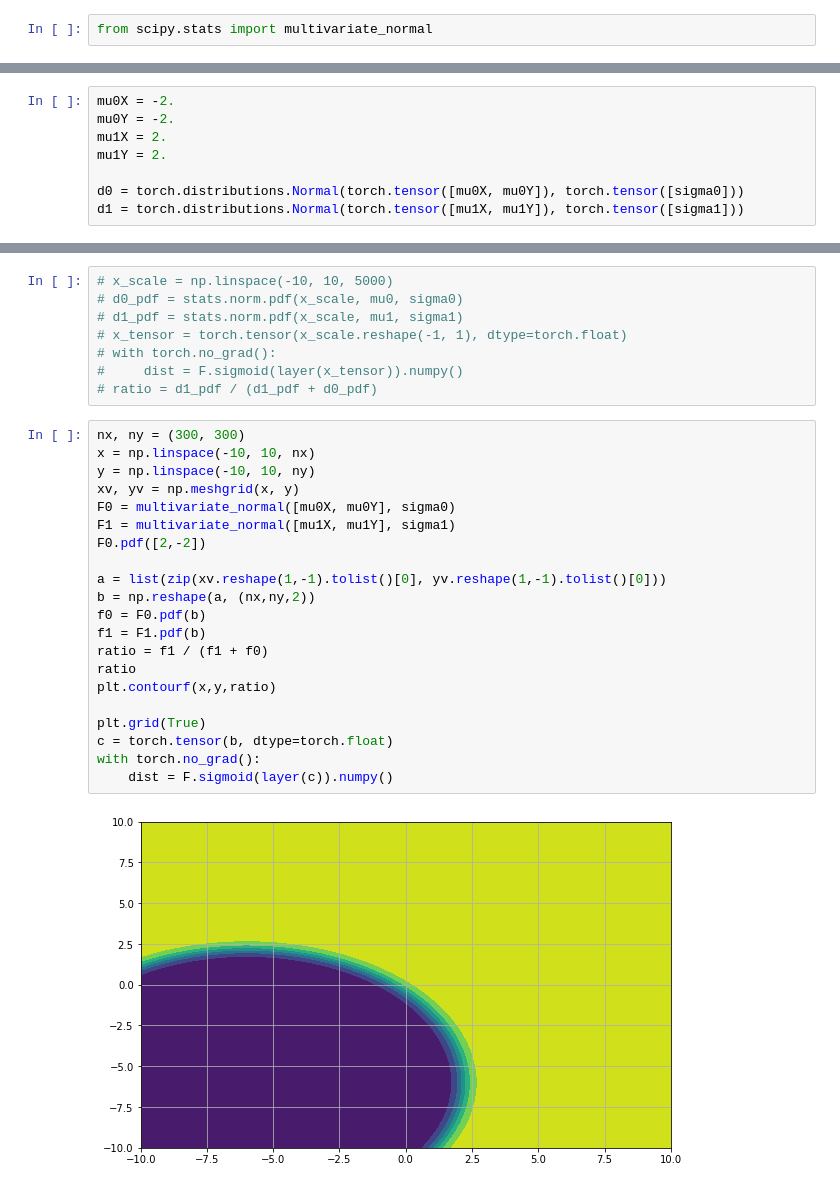
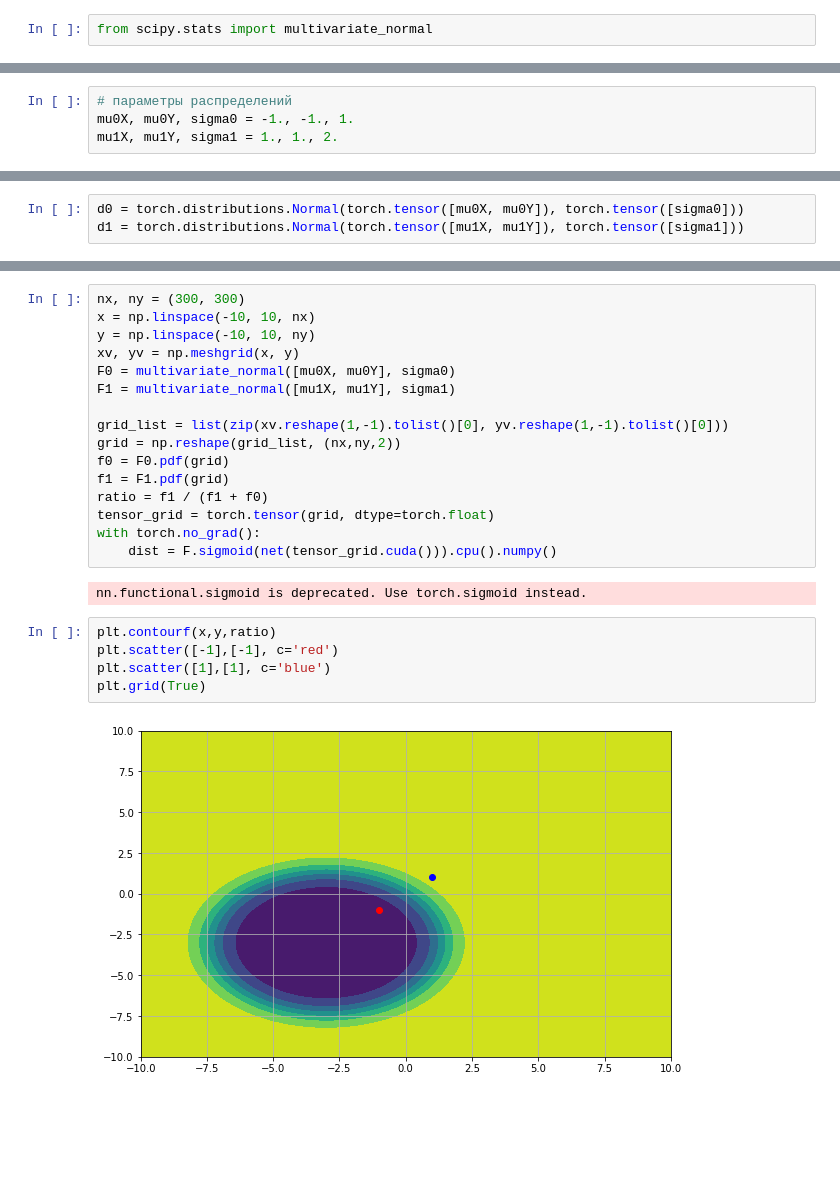
Before and after one commit to alexander-prutko/otus-ds-homework, a Jupyter notebook: homework-2/log_reg.ipynb, the cells around one changed output, grey strips where cells are left out. Cells and saved outputs as stored; diff of their text form; blank space fills up the shorter version.

```diff
--- a/homework-2/log_reg.ipynb
+++ b/homework-2/log_reg.ipynb
@@ -24,2 +25,6 @@ mu1, sigma1 = 3., 2.
+# %%
+# параметры распределений
+mu0X, mu0Y, sigma0 = -1., -1., 1.
+mu1X, mu1Y, sigma1 = 1., 1., 2.
 # %%
 def sample(d0, d1, n=32):
@@ -31,10 +34,5 @@ def sample(d0, d1, n=32):
     y1 = torch.ones((n, 1))
     return torch.cat([x0, x1], 0), torch.cat([y0, y1], 0)
 # %%
-mu0X = -2.
-mu0Y = -2.
-mu1X = 2.
-mu1Y = 2.
-
 d0 = torch.distributions.Normal(torch.tensor([mu0X, mu0Y]), torch.tensor([sigma0]))
 d1 = torch.distributions.Normal(torch.tensor([mu1X, mu1Y]), torch.tensor([sigma1]))
@@ -87,11 +92,3 @@ for i in range(50000):
-# %%
-# x_scale = np.linspace(-10, 10, 5000)
-# d0_pdf = stats.norm.pdf(x_scale, mu0, sigma0)
-# d1_pdf = stats.norm.pdf(x_scale, mu1, sigma1)
-# x_tensor = torch.tensor(x_scale.reshape(-1, 1), dtype=torch.float)
-# with torch.no_grad():
-#     dist = F.sigmoid(layer(x_tensor)).numpy()
-# ratio = d1_pdf / (d1_pdf + d0_pdf)
 # %%
 nx, ny = (300, 300)
 x = np.linspace(-10, 10, nx)
@@ -99,22 +96,24 @@ y = np.linspace(-10, 10, ny)
 xv, yv = np.meshgrid(x, y)
 F0 = multivariate_normal([mu0X, mu0Y], sigma0)
 F1 = multivariate_normal([mu1X, mu1Y], sigma1)
-F0.pdf([2,-2])
 
-a = list(zip(xv.reshape(1,-1).tolist()[0], yv.reshape(1,-1).tolist()[0]))
-b = np.reshape(a, (nx,ny,2))
-f0 = F0.pdf(b)
-f1 = F1.pdf(b)
+grid_list = list(zip(xv.reshape(1,-1).tolist()[0], yv.reshape(1,-1).tolist()[0]))
+grid = np.reshape(grid_list, (nx,ny,2))
+f0 = F0.pdf(grid)
+f1 = F1.pdf(grid)
 ratio = f1 / (f1 + f0)
-ratio
-plt.contourf(x,y,ratio)
-
-plt.grid(True)
-c = torch.tensor(b, dtype=torch.float)
+tensor_grid = torch.tensor(grid, dtype=torch.float)
 with torch.no_grad():
-    dist = F.sigmoid(layer(c)).numpy()
+    dist = F.sigmoid(net(tensor_grid.cuda())).cpu().numpy()
 # %% [output]
-[figure, removed]
+nn.functional.sigmoid is deprecated. Use torch.sigmoid instead.
+# %%
+plt.contourf(x,y,ratio)
+plt.scatter([-1],[-1], c='red')
+plt.scatter([1],[1], c='blue')
+plt.grid(True)
+# %% [output]
+[figure, added]
 # %%
 dist = dist.reshape((nx,ny))
 h = plt.contourf(x,y,dist)
```
Also changed, not shown: parts of 19 cells of this notebook, 1 other file.
